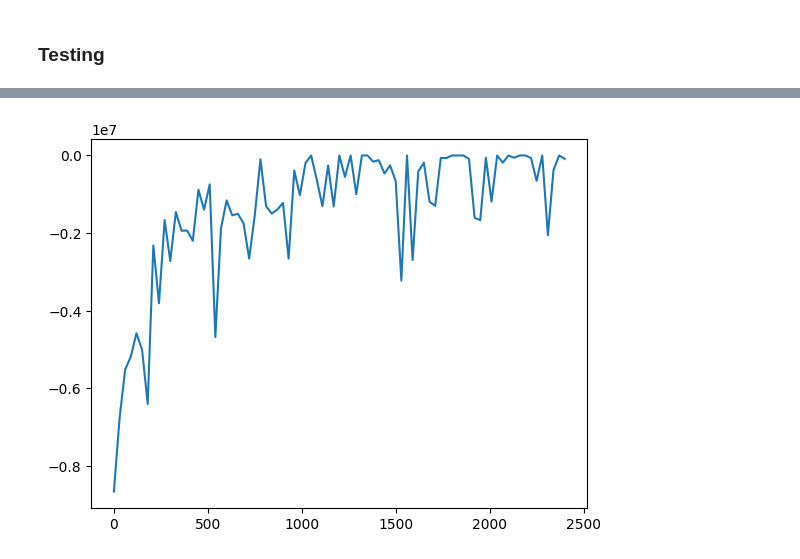
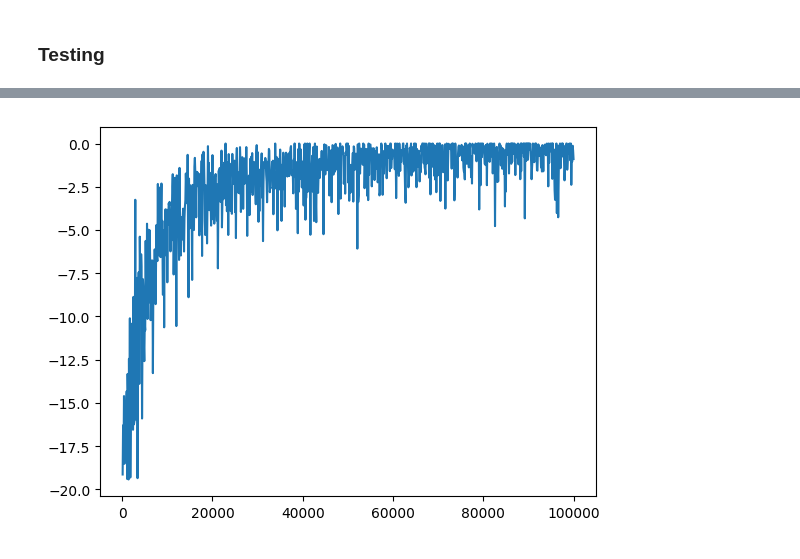
Before and after one commit to dsalgador/master-thesis, a Jupyter notebook: Q-learning/Q-learning-Simulations.ipynb, the cells around one changed output, grey strips where cells are left out. Cells and saved outputs as stored; diff of their text form; code cells hidden in the pictures.

Commit message:
Finished 100k episodes simulation 16 for deterministic consumption rates

```diff
--- a/Q-learning/Q-learning-Simulations.ipynb
+++ b/Q-learning/Q-learning-Simulations.ipynb
@@ -180,12 +180,12 @@ learning_rate_decay = 0
 episode_length = 30
 discount_rate = 0.9
 
-episodes = 3*10**5
-episodes_epsilon_min = 0.04*episodes
+episodes = 1*10**5
+episodes_epsilon_min = 0.05*episodes
 
 # Output's frequencies
 train_freq = 10**2 # 10**4
-train_vis_freq =  10**3
+train_vis_freq =  np.inf #10**3
 train_rew_freq =  10**2
 train_Q_freq =  10**3
 
@@ -198,7 +198,7 @@ verbose_info = False
 
 seed = 42
 
-simulation_id = 14
+simulation_id = 16
 
 # Visualization of the epsilon parameter value that will be present duing the simulation
 % matplotlib inline
@@ -240,4 +240,6 @@ else:
 
 
 ut.save_obj(toy_system, simulation_directory+"/system-sim"+f"{simulation_id}")
+
+rewards_file = simulation_directory+'/discrewards'+ '/rewards-sim{}.csv'.format(simulation_id)
 # %%
@@ -396,7 +404,7 @@ Training finished. Total episodes: 300000. Elapsed time: 1631.93 minutes.
 # TEST PARAMETERS AND INITIALIZATION
 
 # Initialize system
-episodes = 243000
+episodes = 17000#243000
 
 tanks, trucks, graph, weights_matrix = initialize_test_system(seed =episodes+1)
 test_toy_system = model.System(tanks = tanks, trucks = trucks, adjacency_matrix = graph, weights_matrix = weights_matrix)
@@ -404,7 +412,7 @@ test_toy_system = model.System(tanks = tanks, trucks = trucks, adjacency_matrix
 Q = ut.load_obj(simulation_directory + "/Q-dictionaries/Q-dict-sim" + f"{simulation_id}" + "-" + f"{episodes}")
 
 
-test_episodes = 10
+test_episodes = 1
 episode_length =30
 test_freq = 1
 test_verbose = False
@@ -488,20 +496,25 @@ HTML(test_anim.to_html5_video())
 # %%
 # Visualizing train simulation:
 
 episode =episodes
 #simulation_id = 2
 step = 30
-discrewards_list = ut.load_obj(simulation_directory+"/discrewards/discrew-train-sim" + f"{simulation_id}" + "-" + f"{episode}")
+# discrewards_list = ut.load_obj(simulation_directory+"/discrewards/discrew-train-sim" + f"{simulation_id}" + "-" + f"{episode}")
 
-discrewards_list2 = [discrewards_list[i] for i in range(0,len(discrewards_list),step)]
+# discrewards_list2 = [discrewards_list[i] for i in range(0,len(discrewards_list),step)]
 
-p = plt.plot([i for i in range(0,len(discrewards_list),step)],
-             discrewards_list2)
+# p = plt.plot([i for i in range(0,len(discrewards_list),step)],
+#              discrewards_list2)
+# plt.savefig(simulation_directory+'/discrewards-sim' + f'{simulation_id}' + '.png')
 
-#plt.show()
-plt.savefig(simulation_directory+'/discrewards-sim' + f'{simulation_id}' + '.png')
+discrewards = pd.read_table(rewards_file, sep = ",")
+
+plt.plot(discrewards['episode'],discrewards['discreward'], label = "Discounted rewards")
+
+plt.show()
+plt.close()
 # %% [output]
-[figure, old version]
+[figure, new version]
 # %%
 len(list(Q))
 # %% [output]
```
Also changed, not shown: parts of 12 cells of this notebook.
